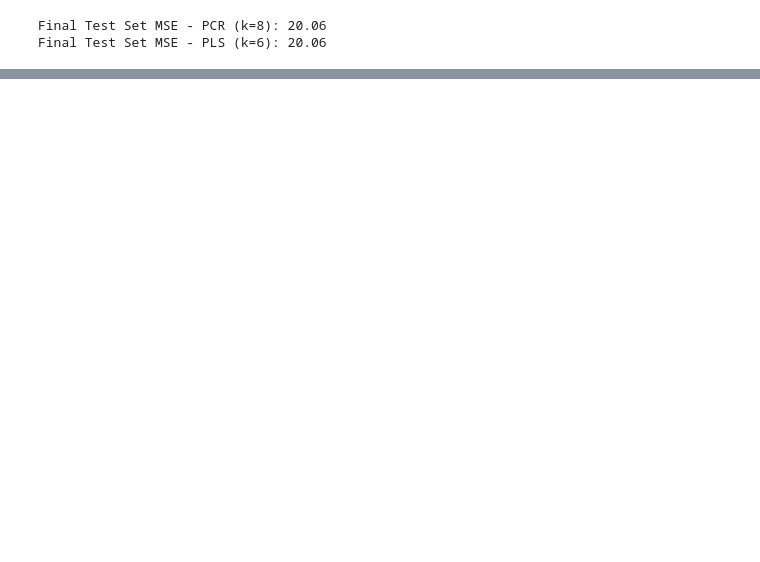
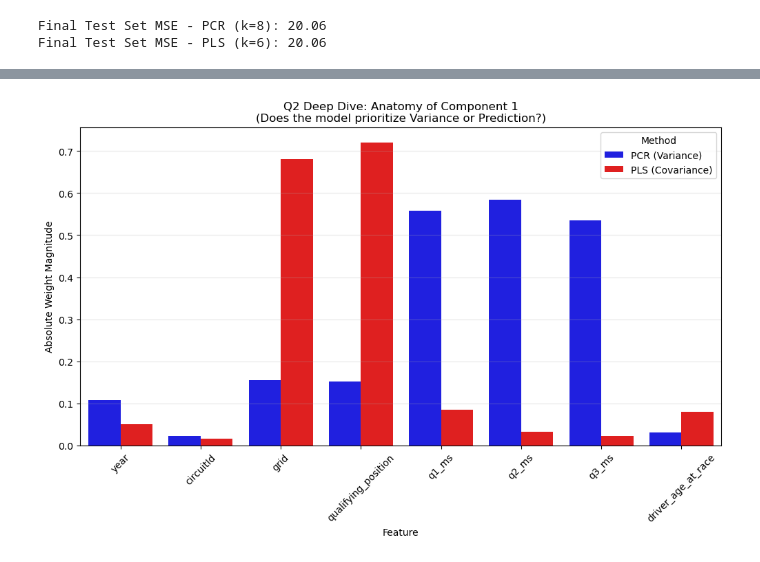
Before and after one commit to shehzanwar/DMSL7406, a Jupyter notebook: Project/f1_proj.ipynb, the cells around one changed output, grey strips where cells are left out. Saved outputs shown, nothing was run; the diff lists cells and outputs as text; code cells hidden in the pictures; blank space fills up the shorter version.

```diff
--- a/Project/f1_proj.ipynb
+++ b/Project/f1_proj.ipynb
@@ -289,0 +217,9 @@ grid        376.280478  156.218866   104.903325    750.483652
+# %%
+# Random Forest Regressor for Non-Linear Modeling
+rf_reg = RandomForestRegressor(n_estimators=n_bootstraps, max_depth=10, random_state=rand_st)
+rf_reg.fit(X_train_scaled, y1_train)
+r2_rf = r2_score(y1_test, rf_reg.predict(X_test_scaled))
+
+print(f"LASSO R^2 on Test Set: {r2_lasso:.4f}")
+print(f"Random Forest Regressor R^2 on Test Set: {r2_rf:.4f}")
+print(f"Improvement of Non-Linear Model over LASSO: {r2_rf - r2_lasso:.4f}")
@@ -375,3 +301,11 @@ print(f"Final Test Set MSE - PLS (k={best_k_pls}): {pls_test_mse:.2f}")
 # %% [output]
 Final Test Set MSE - PCR (k=8): 20.06
 Final Test Set MSE - PLS (k=6): 20.06
+# %%
+pcr_weights = np.abs(pca_final.components_[0])
+pls_weights = np.abs(pls_final.x_weights_[:, 0])
+comp_weights = pd.DataFrame({
+    'Feature': X_cols,
+    'PCR (Variance)': pcr_weights,
+    'PLS (Covariance)': pls_weights,
+}).melt(id_vars='Feature', var_name='Method', value_name='Weight')
@@ -377,0 +454,10 @@ Final Test Set MSE - PLS (k=6): 20.06
+# %%
+plt.figure(figsize=(12, 6))
+sns.barplot(data=comp_weights, x='Feature', y='Weight', hue='Method', palette=['blue', 'red'])
+plt.title("Q2 Deep Dive: Anatomy of Component 1\n(Does the model prioritize Variance or Prediction?)")
+plt.xticks(rotation=45)
+plt.ylabel("Absolute Weight Magnitude")
+plt.grid(axis='y', alpha=0.3)
+plt.show()
+# %% [output]
+[figure, added]
```
Also changed, not shown: parts of 26 cells of this notebook, 4 other files.
